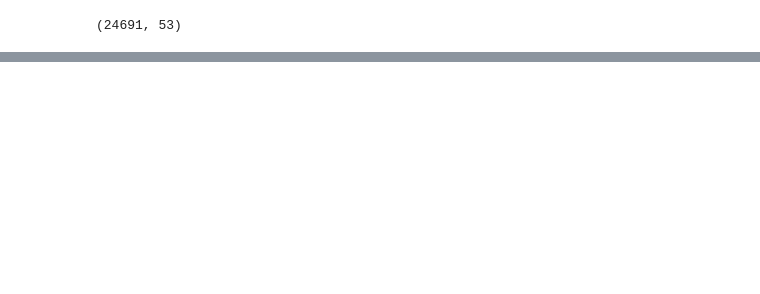
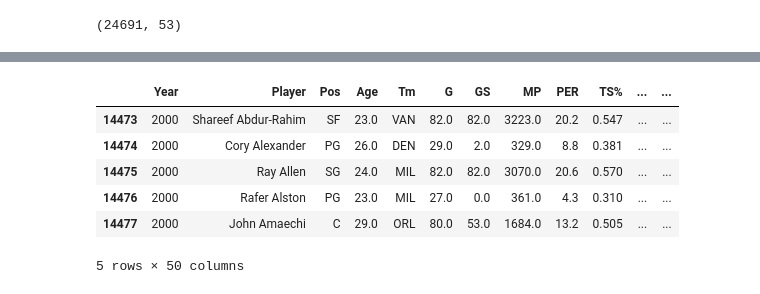
Before and after one commit to a21shah/NBA_Clustering, a Jupyter notebook: nba_ml.ipynb, the cells around one changed output, grey strips where cells are left out. Cells and saved outputs as stored; diff of their text form; code cells hidden in the pictures; blank space fills up the shorter version.

```diff
--- a/nba_ml.ipynb
+++ b/nba_ml.ipynb
@@ -31,0 +39,21 @@ df.shape
+# %%
+# Some temporary quick cleaning until final cleaned version is developed
+# Apparently these are 100% null coloumns
+df = df.drop('blank2', axis=1)
+df = df.drop('blanl', axis=1)
+# row number coloumn
+df = df.drop('Unnamed: 0', axis=1)
+# Taking only first position listed when multiple are listed
+df['Pos'] = df['Pos'].str.split('-').str[0]
+
+# Quick cleaning method for test purposes - remove all rows with null values
+df = df.dropna(axis=0)
+df.head()
+# %% [output]
+|  | Year | Player | Pos | Age | Tm | G | GS | MP | PER | TS% | ... | ... |
+| 14473 | 2000 | Shareef Abdur-Rahim | SF | 23.0 | VAN | 82.0 | 82.0 | 3223.0 | 20.2 | 0.547 | ... | ... |
+| 14474 | 2000 | Cory Alexander | PG | 26.0 | DEN | 29.0 | 2.0 | 329.0 | 8.8 | 0.381 | ... | ... |
+| 14475 | 2000 | Ray Allen | SG | 24.0 | MIL | 82.0 | 82.0 | 3070.0 | 20.6 | 0.570 | ... | ... |
+| 14476 | 2000 | Rafer Alston | PG | 23.0 | MIL | 27.0 | 0.0 | 361.0 | 4.3 | 0.310 | ... | ... |
+| 14477 | 2000 | John Amaechi | C | 29.0 | ORL | 80.0 | 53.0 | 1684.0 | 13.2 | 0.505 | ... | ... |
+5 rows × 50 columns
```
Also changed, not shown: parts of 10 cells of this notebook.
